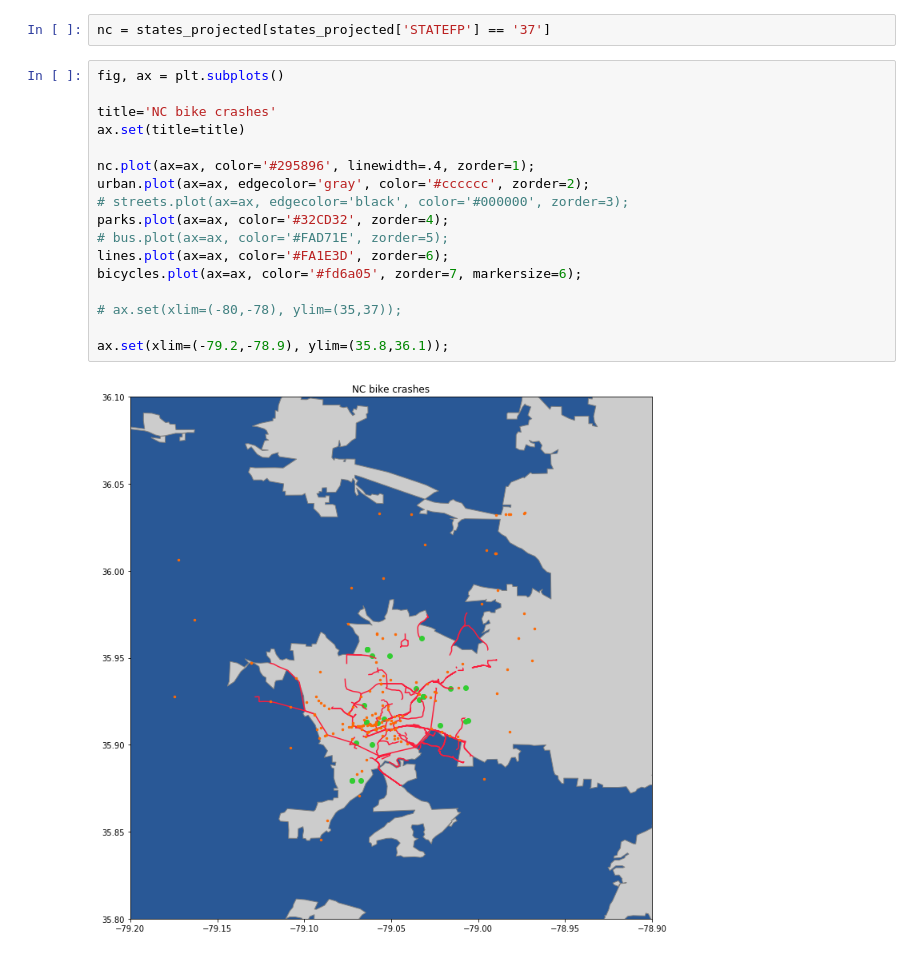
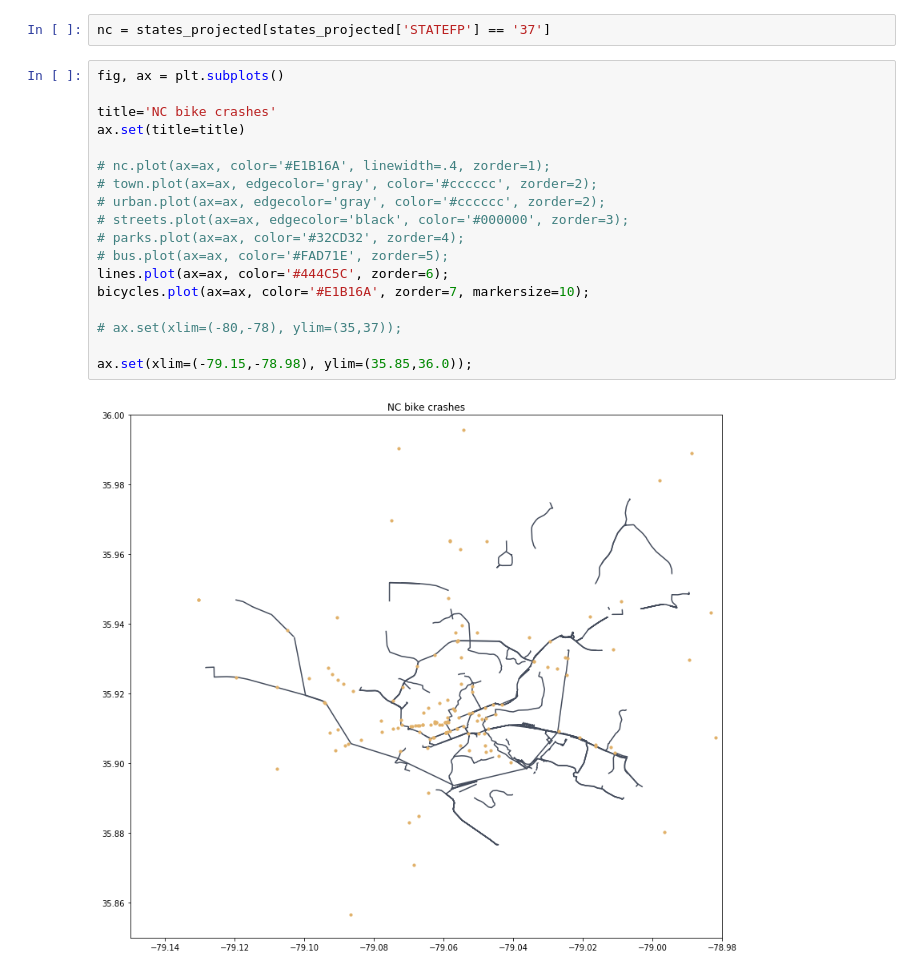
Before and after one commit to mahorn/bicycle-crashes, a Jupyter notebook: bici-buffering-clipping.ipynb, the cells around one changed output. Saved outputs shown, nothing was run; the diff lists cells and outputs as text.

```diff
--- a/bici-buffering-clipping.ipynb
+++ b/bici-buffering-clipping.ipynb
@@ -117,19 +118,20 @@ nc = states_projected[states_projected['STATEFP'] == '37']
 # %%
 fig, ax = plt.subplots()
 
 title='NC bike crashes'
 ax.set(title=title)
 
-nc.plot(ax=ax, color='#295896', linewidth=.4, zorder=1);
-urban.plot(ax=ax, edgecolor='gray', color='#cccccc', zorder=2);
+# nc.plot(ax=ax, color='#E1B16A', linewidth=.4, zorder=1);
+# town.plot(ax=ax, edgecolor='gray', color='#cccccc', zorder=2);
+# urban.plot(ax=ax, edgecolor='gray', color='#cccccc', zorder=2);
 # streets.plot(ax=ax, edgecolor='black', color='#000000', zorder=3);
-parks.plot(ax=ax, color='#32CD32', zorder=4);
+# parks.plot(ax=ax, color='#32CD32', zorder=4);
 # bus.plot(ax=ax, color='#FAD71E', zorder=5);
-lines.plot(ax=ax, color='#FA1E3D', zorder=6);
-bicycles.plot(ax=ax, color='#fd6a05', zorder=7, markersize=6);
+lines.plot(ax=ax, color='#444C5C', zorder=6);
+bicycles.plot(ax=ax, color='#E1B16A', zorder=7, markersize=10);
 
 # ax.set(xlim=(-80,-78), ylim=(35,37));
 
-ax.set(xlim=(-79.2,-78.9), ylim=(35.8,36.1));
+ax.set(xlim=(-79.15,-78.98), ylim=(35.85,36.0));
 # %% [output]
-[figure, old version]
+[figure, new version]
```
Also changed, not shown: parts of 11 cells of this notebook.
